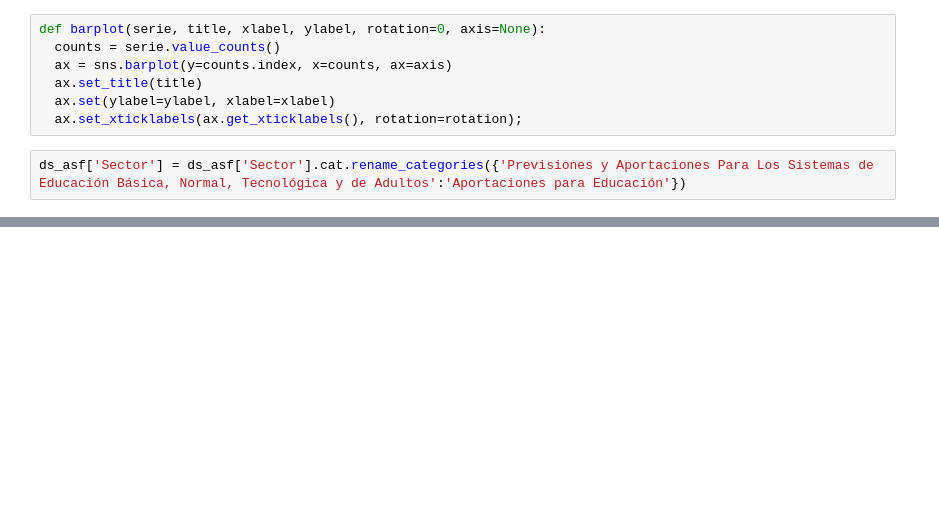
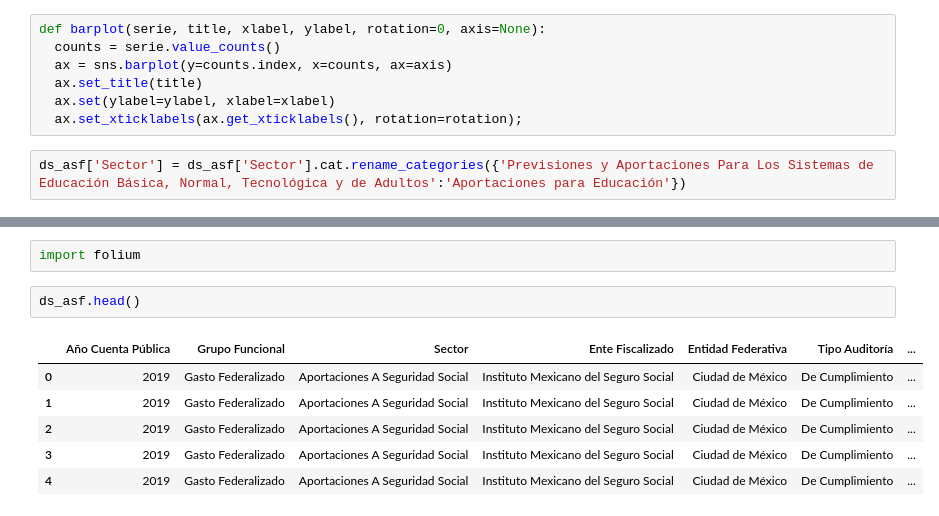
Before and after one commit to AngelicaDC/BEDUpython, a Jupyter notebook: Corrupt_Analysis.ipynb, the cells around one changed output, grey strips where cells are left out. Saved outputs shown, nothing was run; the diff lists cells and outputs as text; blank space fills up the shorter version.

```diff
--- a/Corrupt_Analysis.ipynb
+++ b/Corrupt_Analysis.ipynb
@@ -446,0 +483,11 @@ plt.show(); print()
+# %%
+import folium
+# %%
+ds_asf.head()
+# %% [output]
+|  | Año Cuenta Pública | Grupo Funcional | Sector | Ente Fiscalizado | Entidad Federativa | Tipo Auditoría | ... |
+| 0 | 2019 | Gasto Federalizado | Aportaciones A Seguridad Social | Instituto Mexicano del Seguro Social | Ciudad de México | De Cumplimiento | ... |
+| 1 | 2019 | Gasto Federalizado | Aportaciones A Seguridad Social | Instituto Mexicano del Seguro Social | Ciudad de México | De Cumplimiento | ... |
+| 2 | 2019 | Gasto Federalizado | Aportaciones A Seguridad Social | Instituto Mexicano del Seguro Social | Ciudad de México | De Cumplimiento | ... |
+| 3 | 2019 | Gasto Federalizado | Aportaciones A Seguridad Social | Instituto Mexicano del Seguro Social | Ciudad de México | De Cumplimiento | ... |
+| 4 | 2019 | Gasto Federalizado | Aportaciones A Seguridad Social | Instituto Mexicano del Seguro Social | Ciudad de México | De Cumplimiento | ... |
```
Also changed, not shown: parts of 21 cells of this notebook.
